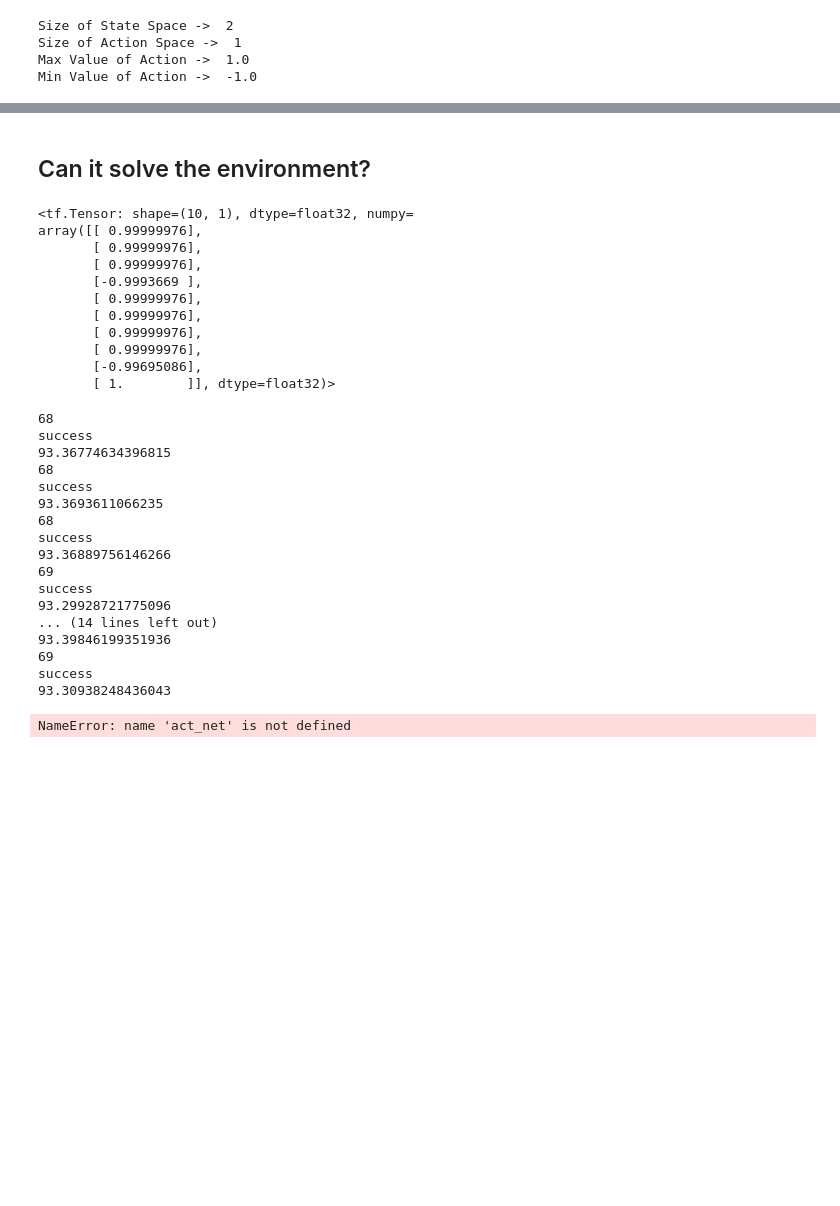
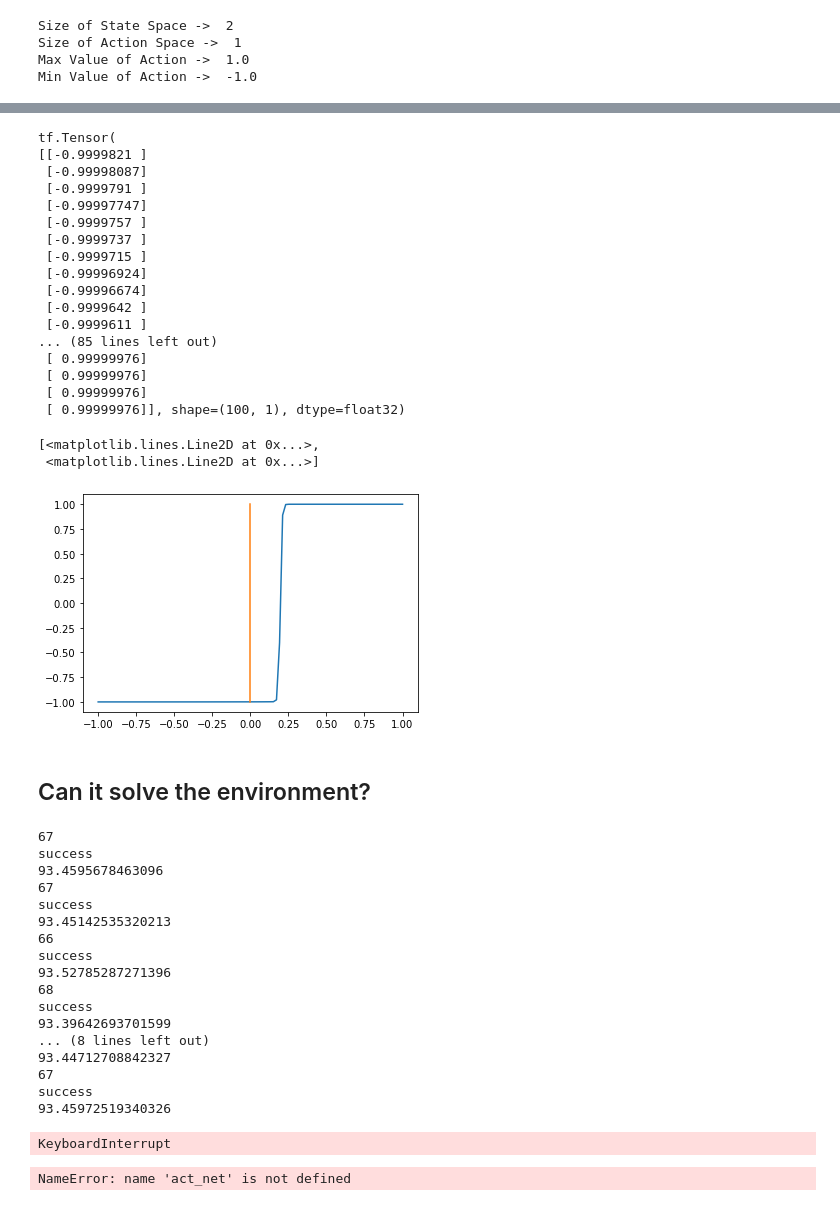
Before and after one commit to ewil32/Hybrid_Policy_Selection_DAIF, a Jupyter notebook: ddpg.ipynb, the cells around one changed output, grey strips where cells are left out. Cells and saved outputs as stored; diff of their text form; code cells hidden in the pictures; blank space fills up the shorter version.

```diff
--- a/ddpg.ipynb
+++ b/ddpg.ipynb
@@ -351,19 +489,32 @@ array([[5811.5957 ],
+# %%
+vel_pos = np.vstack([np.zeros(100), np.linspace(-1, 1, 100)]).T
+actions_pred = ddpg.actor_model(vel_pos)
+print(actions_pred)
+
+plt.plot(obs_pos, actions_pred)
+# %% [output]
+tf.Tensor(
+[[-0.9999821 ]
+ [-0.99998087]
+ [-0.9999791 ]
+ [-0.99997747]
+ [-0.9999757 ]
+ [-0.9999737 ]
+ [-0.9999715 ]
+ [-0.99996924]
+ [-0.99996674]
+ [-0.9999642 ]
+ [-0.9999611 ]
+... (85 lines left out)
+ [ 0.99999976]
+ [ 0.99999976]
+ [ 0.99999976]
+ [ 0.99999976]], shape=(100, 1), dtype=float32)
+[<matplotlib.lines.Line2D at 0x...>,
+ <matplotlib.lines.Line2D at 0x...>]
+[figure, added]
 # %% [markdown]
 ## Can it solve the environment?
-# %%
-ddpg.actor_model((np.random.random(size=(10, 2))*2 - 1))
-# %% [output]
-<tf.Tensor: shape=(10, 1), dtype=float32, numpy=
-array([[ 0.99999976],
-       [ 0.99999976],
-       [ 0.99999976],
-       [-0.9993669 ],
-       [ 0.99999976],
-       [ 0.99999976],
-       [ 0.99999976],
-       [ 0.99999976],
-       [-0.99695086],
-       [ 1.        ]], dtype=float32)>
 # %%
 num_episodes = 10
 
@@ -398,7 +549,7 @@ for i in range(num_episodes):
         # action = act_net(obs) * 10
         # action = np.clip(action.numpy(), -1, 1)
 
-        action = actor_model(obs)
+        action = ddpg.actor_model(obs)
         action = action.numpy()
 
         obs, reward, done, info = env.step(action)
@@ -427,23 +578,24 @@ for i in range(num_episodes):
 
 env.close()
 # %% [output]
+67
+success
+93.4595678463096
+67
+success
+93.45142535320213
+66
+success
+93.52785287271396
 68
 success
-93.36774634396815
-68
+93.39642693701599
+... (8 lines left out)
+93.44712708842327
+67
 success
-93.3693611066235
-68
-success
-93.36889756146266
-69
-success
-93.29928721775096
-... (14 lines left out)
-93.39846199351936
-69
-success
-93.30938248436043
+93.45972519340326
+KeyboardInterrupt
 # %%
 n = 50
 both = [[i/n, j/n] for i in range(-1*n, n) for j in range(-1*n, n)]
```
Also changed, not shown: parts of 10 cells of this notebook, 6 other files.
